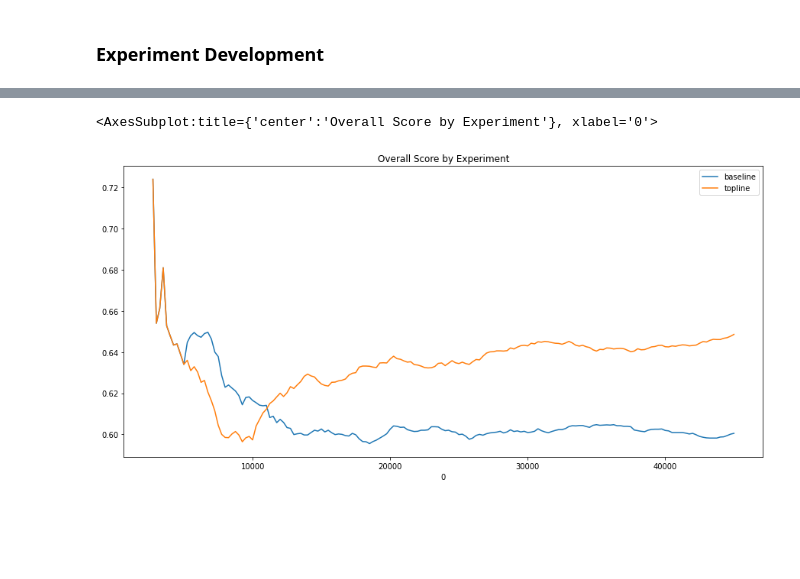
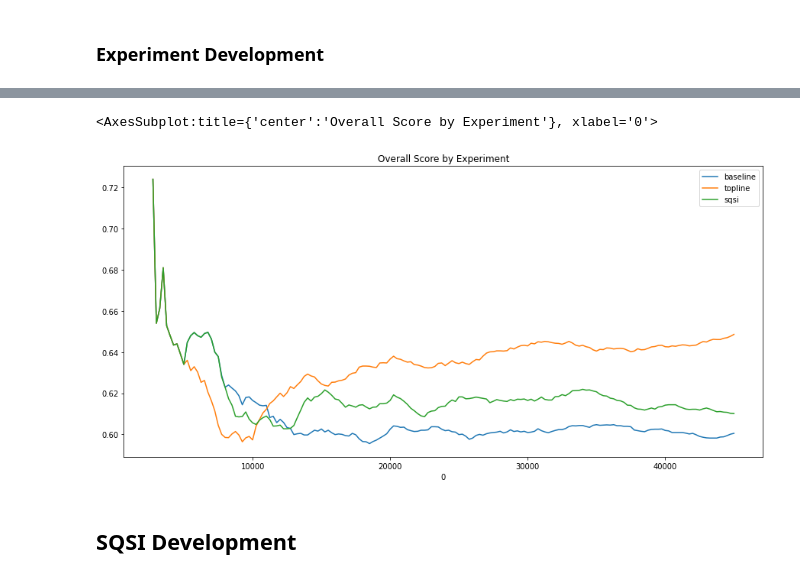
Before and after one commit to fastforwardlabs/concept-drift, a Jupyter notebook: notebooks/Test_Harness_Dev.ipynb, the cells around one changed output, grey strips where cells are left out. Saved outputs shown, nothing was run; the diff lists cells and outputs as text; code cells hidden in the pictures; blank space fills up the shorter version.

Commit message:
add v1 of SQSI implementation

```diff
--- a/notebooks/Test_Harness_Dev.ipynb
+++ b/notebooks/Test_Harness_Dev.ipynb
@@ -84,11 +85,15 @@ ED_dataset = Dataset(
 model = RandomForestClassifier(n_estimators=100, random_state=42)
 # model = SVC(C=0.8, random_state=42)
 # %%
-baseline = BaselineExperiment(model=model, dataset=ED_dataset)
-topline = ToplineExperiment(model=model, dataset=ED_dataset)
+%%time
 
-baseline.run()
-topline.run()
+# baseline = BaselineExperiment(model=model, dataset=ED_dataset)
+# topline = ToplineExperiment(model=model, dataset=ED_dataset)
+sqsi_mr = SQSI_MRExperiment(model=model, dataset=ED_dataset, k=20, significance_thresh=0.001)
+
+# baseline.run()
+# topline.run()
+sqsi_mr.run()
 
 # plot_experiment_error(baseline);
 # plot_experiment_error(topline);
@@ -95,9 +110,11 @@ topline.run()
 # %%
-exps = [baseline, topline]
+exps = [baseline, topline, sqsi_mr]
 plot_multiple_experiments(exps)
 # %% [output]
 <AxesSubplot:title={'center':'Overall Score by Experiment'}, xlabel='0'>
-[figure, old version]
+[figure, new version]
 # %%
 experiments = [{'name': 'baseline', 'experiment': BaselineExperiment(model=model, dataset=ED_dataset)},
                {'name': 'topline', 'experiment': ToplineExperiment(model=model, dataset=ED_dataset)}]
+# %% [markdown]
+## SQSI Development
```
Also changed, not shown: parts of 28 cells of this notebook, 1 other file.
